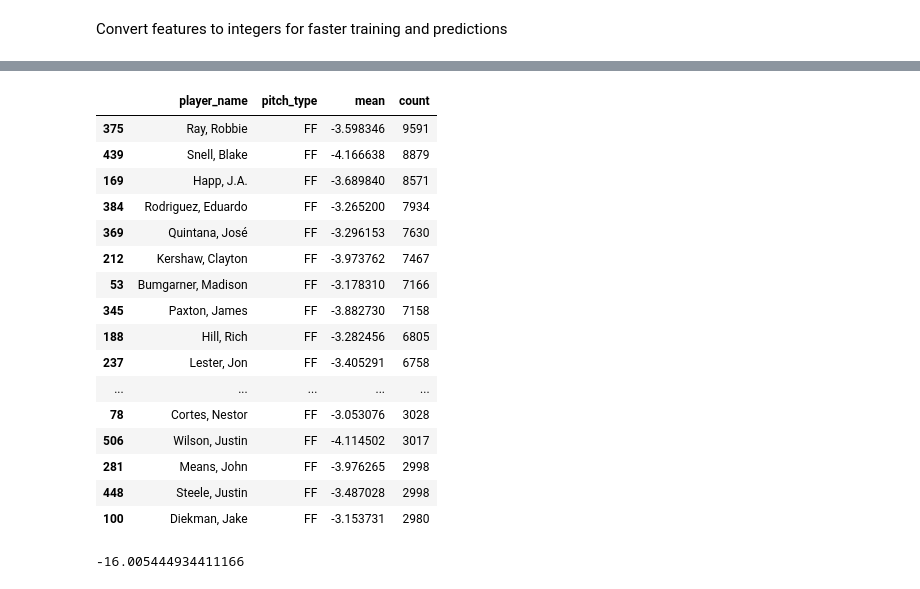
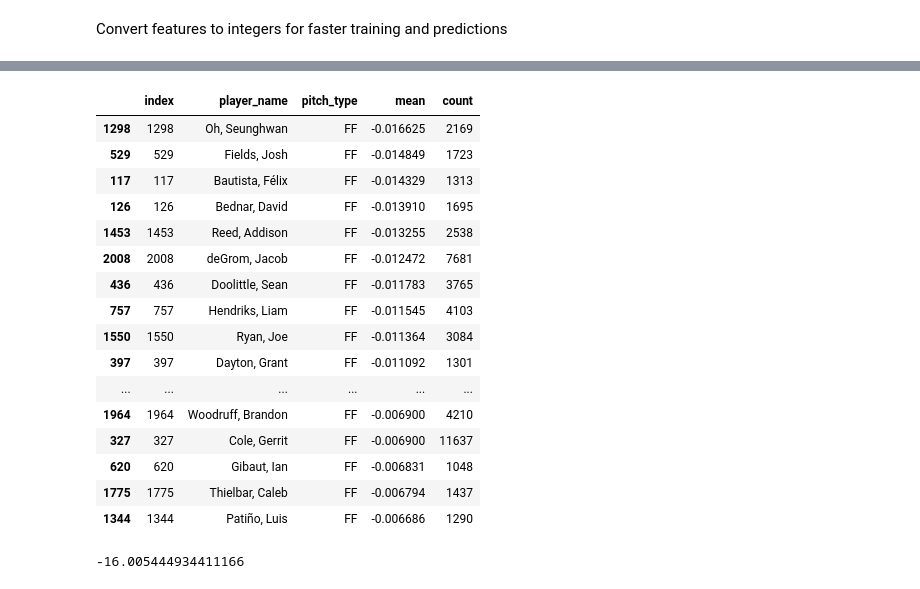
Before and after one commit to sam-walsh/pitching_model, a Jupyter notebook: predictive_run_values.ipynb, the cells around one changed output, grey strips where cells are left out. Cells and saved outputs as stored; diff of their text form; code cells hidden in the pictures.

```diff
--- a/predictive_run_values.ipynb
+++ b/predictive_run_values.ipynb
@@ -149,3 +147,5 @@ df_all['mean_run_value'] = df_all.set_index(['game_year', 'events']).index.map(m
+# %%
+df_all.loc[df_all['description_new'].notna(), 'mean_run_value'] = df_all.loc[df_all['description_new'].notna(), 'description_new'].map(non_bip_run_values)
 # %%
 # check if yearly implementation of linear weights is correct
 df_all.loc[df_all['events']=='home_run'].groupby('game_year')['mean_run_value'].mean()
@@ -317,24 +312,0 @@ plt.show()
-# %%
-# Loop over each year and generate predictions
-for year in range(2020, 2024):
-    print("generating predictions for", year)
-    # Prepare a subset for the current year where all required columns are not null
-    df_subset = df_all[(df_all['game_year'] == year) & (df_all['description'] == 'hit_into_play')].dropna(subset=['launch_speed', 'launch_angle', 'spray_angle_adj', 'delta_run_exp'])
-
-    # Store the original indices
-    original_indices = df_subset.index
-
-    # Reset the index of df_subset
-    df_subset = df_subset.reset_index(drop=True)
-
-    # Predict on the subset
-    predictions = xgb_reg.predict(df_subset[['launch_speed', 'launch_angle', 'spray_angle_adj']])
-
-    # Create a Series with the predictions and the original indices
-    predictions_series = pd.Series(predictions, index=original_indices)
-
-    # Assign the predictions back to the original DataFrame
-    df_all.loc[original_indices, 'predicted_delta_run_exp'] = predictions_series
-
-# For rows without launch speed and angle data, use the actual delta_run_exp
-# df_all['predicted_delta_run_exp'].fillna(df_all['delta_run_exp'], inplace=True)
@@ -345,0 +313,4 @@ generating predictions for 2023
+# %%
+df_all['predicted_run_value'] = df_all['mean_run_value']
+mask = (df_all['description'] == 'hit_into_play') & df_all[['launch_speed', 'launch_angle', 'spray_angle_adj']].notnull().all(axis=1)
+df_all.loc[mask, 'predicted_run_value'] = xgb_reg.predict(df_all.loc[mask, ['launch_speed', 'launch_angle', 'spray_angle_adj']])
@@ -422,27 +385,25 @@ sns.scatterplot(x='launch_speed', y='launch_angle', hue='predicted_delta_run_exp
-# %%
-## Calculate vertical approach angle (degrees) for each pitch
-
-df_all['vaa'] = np.arctan((df_all['plate_z'] - df_all['release_pos_z']) / (60.5 - df_all['release_extension'])) * (180 / np.pi)
 # %%
-df_all.loc[(df_all['pitch_type']=='FF') & (df_all['p_throws'] == 'L')].groupby(['player_name', 'pitch_type'], as_index=False)['vaa'].agg(['mean', 'count']).reset_index().sort_values('count', ascending=False).head(50)
+df = df_all.loc[(df_all['pitch_type']=='FF')].groupby(['player_name', 'pitch_type'], as_index=False)['predicted_run_value'].agg(['mean', 'count']).reset_index()
+filtered_df = df.query('count > 1000').sort_values('mean', ascending=True)
+filtered_df.head(50)
 # %% [output]
-|  | player_name | pitch_type | mean | count |
-| 375 | Ray, Robbie | FF | -3.598346 | 9591 |
-| 439 | Snell, Blake | FF | -4.166638 | 8879 |
-| 169 | Happ, J.A. | FF | -3.689840 | 8571 |
-| 384 | Rodriguez, Eduardo | FF | -3.265200 | 7934 |
-| 369 | Quintana, José | FF | -3.296153 | 7630 |
-| 212 | Kershaw, Clayton | FF | -3.973762 | 7467 |
-| 53 | Bumgarner, Madison | FF | -3.178310 | 7166 |
-| 345 | Paxton, James | FF | -3.882730 | 7158 |
-| 188 | Hill, Rich | FF | -3.282456 | 6805 |
-| 237 | Lester, Jon | FF | -3.405291 | 6758 |
-| ... | ... | ... | ... | ... |
-| 78 | Cortes, Nestor | FF | -3.053076 | 3028 |
-| 506 | Wilson, Justin | FF | -4.114502 | 3017 |
-| 281 | Means, John | FF | -3.976265 | 2998 |
-| 448 | Steele, Justin | FF | -3.487028 | 2998 |
-| 100 | Diekman, Jake | FF | -3.153731 | 2980 |
+|  | index | player_name | pitch_type | mean | count |
+| 1298 | 1298 | Oh, Seunghwan | FF | -0.016625 | 2169 |
+| 529 | 529 | Fields, Josh | FF | -0.014849 | 1723 |
+| 117 | 117 | Bautista, Félix | FF | -0.014329 | 1313 |
+| 126 | 126 | Bednar, David | FF | -0.013910 | 1695 |
+| 1453 | 1453 | Reed, Addison | FF | -0.013255 | 2538 |
+| 2008 | 2008 | deGrom, Jacob | FF | -0.012472 | 7681 |
+| 436 | 436 | Doolittle, Sean | FF | -0.011783 | 3765 |
+| 757 | 757 | Hendriks, Liam | FF | -0.011545 | 4103 |
+| 1550 | 1550 | Ryan, Joe | FF | -0.011364 | 3084 |
+| 397 | 397 | Dayton, Grant | FF | -0.011092 | 1301 |
+| ... | ... | ... | ... | ... | ... |
+| 1964 | 1964 | Woodruff, Brandon | FF | -0.006900 | 4210 |
+| 327 | 327 | Cole, Gerrit | FF | -0.006900 | 11637 |
+| 620 | 620 | Gibaut, Ian | FF | -0.006831 | 1048 |
+| 1775 | 1775 | Thielbar, Caleb | FF | -0.006794 | 1437 |
+| 1344 | 1344 | Patiño, Luis | FF | -0.006686 | 1290 |
 # %%
 df_all.loc[(df_all['pitcher']==690986) & (df_all['pitch_type']=='FF') & (df_all['p_throws'] == 'L'), 'az'].mean()
 # %% [output]
```
Also changed, not shown: parts of 36 cells of this notebook, 19 other files.
